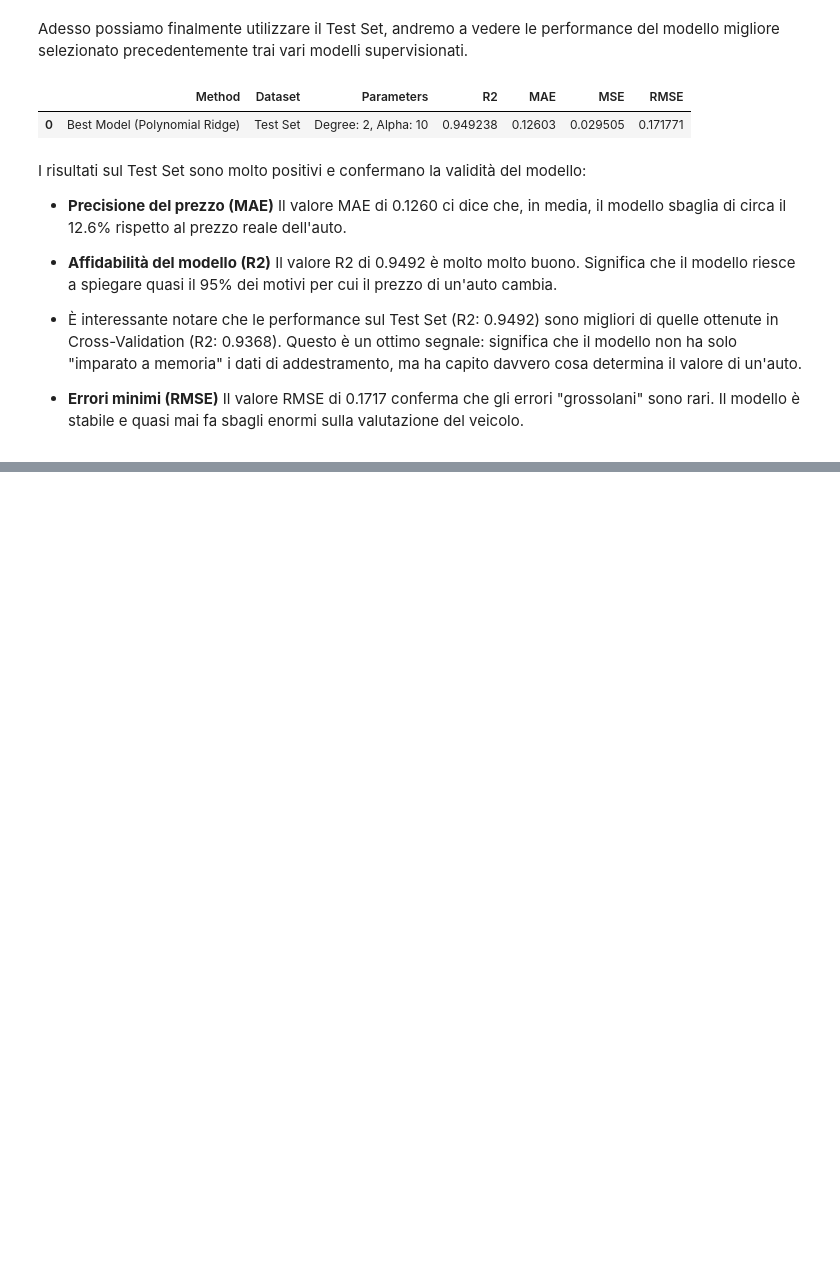
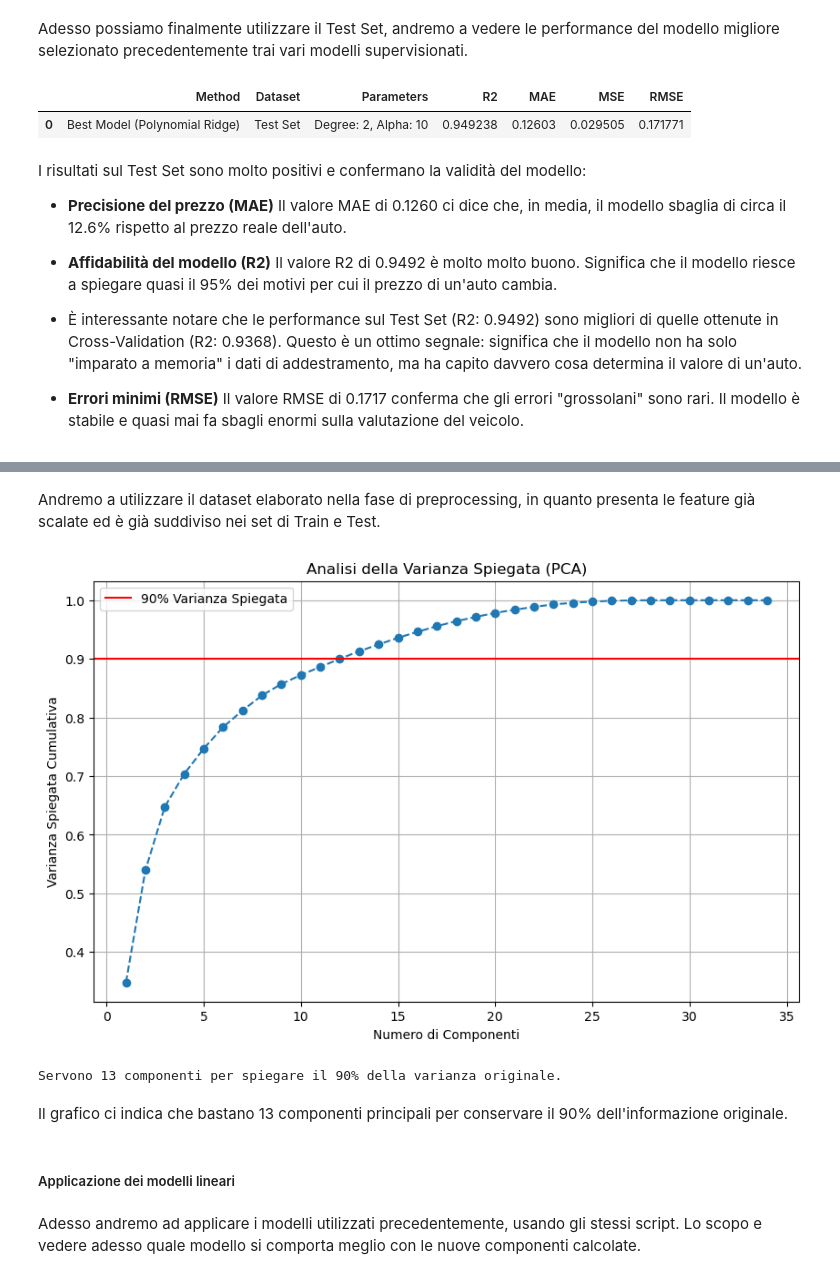
Before and after one commit to fragreco04/progetto-fad-2526, a Jupyter notebook: notebooks/completed/project.ipynb, the cells around one changed output, grey strips where cells are left out. Cells and saved outputs as stored; diff of their text form; code cells hidden in the pictures; blank space fills up the shorter version.

```diff
--- a/notebooks/completed/project.ipynb
+++ b/notebooks/completed/project.ipynb
@@ -2825,0 +2845,33 @@ I risultati sul Test Set sono molto positivi e confermano la validità del model
+# %% [markdown]
+Andremo a utilizzare il dataset elaborato nella fase di preprocessing, in quanto presenta le feature già scalate ed è già suddiviso nei set di Train e Test.
+# %%
+from sklearn.decomposition import PCA
+
+pca_full = PCA()
+pca_full.fit(X_train)
+
+# Calcolo della varianza spiegata cumulativa
+cum_variance = np.cumsum(pca_full.explained_variance_ratio_)
+
+plt.figure(figsize=(10, 6))
+plt.plot(range(1, len(cum_variance) + 1), cum_variance, marker='o', linestyle='--')
+plt.axhline(y=0.90, color='r', linestyle='-', label='90% Varianza Spiegata')
+plt.xlabel('Numero di Componenti')
+plt.ylabel('Varianza Spiegata Cumulativa')
+plt.title('Analisi della Varianza Spiegata (PCA)')
+plt.grid(True)
+plt.legend()
+plt.show()
+
+# Troviamo il numero esatto di componenti per il 90%
+n_components_90 = np.argmax(cum_variance >= 0.90) + 1
+print(f"Servono {n_components_90} componenti per spiegare il 90% della varianza originale.")
+# %% [output]
+[figure, added]
+Servono 13 componenti per spiegare il 90% della varianza originale.
+# %% [markdown]
+Il grafico ci indica che bastano 13 componenti principali per conservare il 90% dell'informazione originale.
+# %% [markdown]
+##### Applicazione dei modelli lineari
+# %% [markdown]
+Adesso andremo ad applicare i modelli utilizzati precedentemente, usando gli stessi script. Lo scopo e vedere adesso quale modello si comporta meglio con le nuove componenti calcolate.
```
Also changed, not shown: parts of 33 cells of this notebook.
